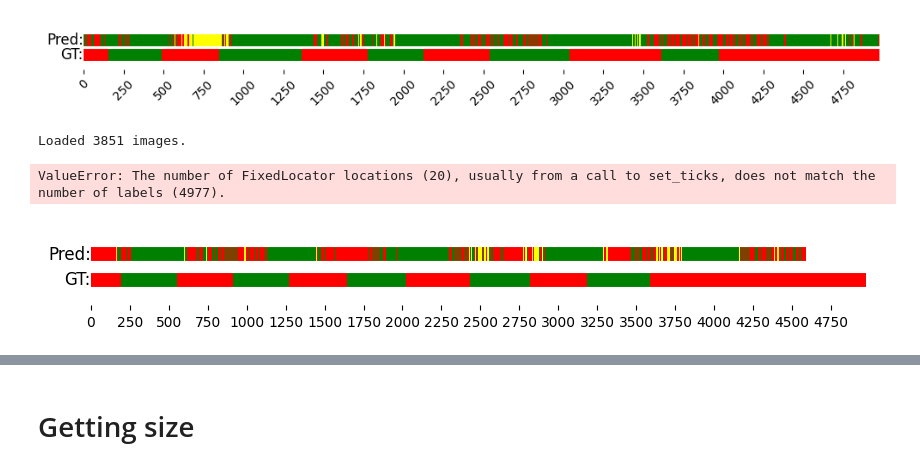
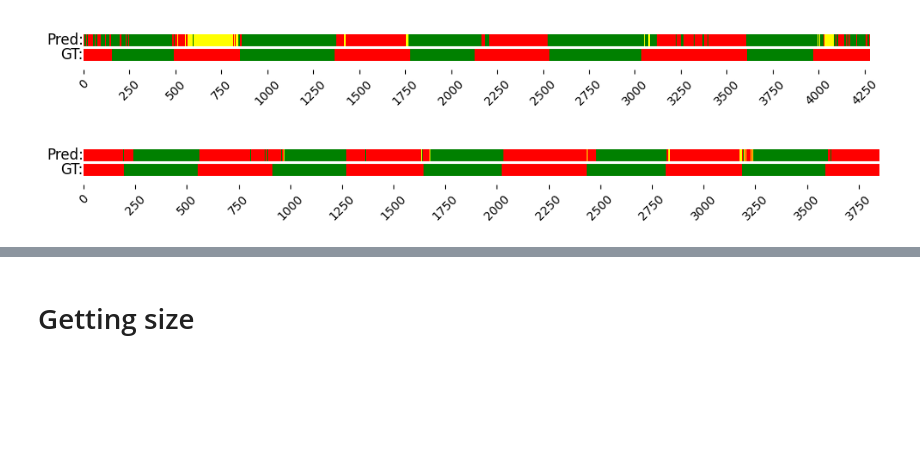
Before and after one commit to nripstein/Thesis-100-DOH, a Jupyter notebook: caller.ipynb, the cells around one changed output, grey strips where cells are left out. Drawn from its saved outputs; the diff is of its cells as text; code cells hidden in the pictures; blank space fills up the shorter version.

Commit message:
fixed double count bug, added blue hand false positive refinement

```diff
--- a/caller.ipynb
+++ b/caller.ipynb
@@ -261,27 +279,24 @@ display(sr2_pred.head(10))
 # %%
-transformation_dict = {"Portable Object Contact": "green", "Stationary Object Contact": "red", "No Contact": "yellow", "Self Contact": "red"}
-sr2_pred_dict = get_last_indices_of_consecutive_labels2(sr2_pred, transformation_dict)
+transformation_dict = {"Portable Object Contact": "green", "Portable Object": "green", "Stationary Object Contact": "red", "No Contact": "yellow", "Self Contact": "red"}
+sr2_pred_dict = get_last_indices_of_consecutive_labels2(sr2_pred_cond, transformation_dict)
 
 sr2_gt = [(156, 491), (850, 1364), (1775, 2127), (2537, 3036), (3612, 3972)]
-gt_dict = comparison_dicts(sr2_gt, )
+gt_dict = comparison_dicts(sr2_gt, max_len=len(sr2_pred_cond))
 
 plot_colored_horizontal_lines(sr2_pred_dict, gt_dict, x_ticks_interval=250)
 # %% [output]
-[figure, old version]
+[figure, new version]
 # %%
-sv2_results = main(save_imgs=False, img_dir='/home/nripstein/Documents/thesis data/thesis labels/sv labels/sv2_frames/shrunk')
+sv2_results = main(save_imgs=False, img_dir='/home/nripstein/Documents/thesis data/thesis labels/sv labels/sv2_frames/sv2_shrunk', blue_refine=False)
-# %% [output]
-Loaded 3851 images.
+# %%
+sv2_results_cond = condense_dataframe(sv2_results)
 # %%
-transformation_dict = {"Portable Object Contact": "green", "Stationary Object Contact": "red", "No Contact": "yellow", "Self Contact": "red"}
-
-tmp = sv2_results.iloc[sv2_results['image'].map(lambda x: int(x.split('_')[0])).argsort()].reset_index(drop=True)
-sr2_pred_dict = get_last_indices_of_consecutive_labels2(tmp, transformation_dict)
+transformation_dict = {"Portable Object Contact": "green", "Portable Object": "green", "Stationary Object Contact": "red", "No Contact": "yellow", "Self Contact": "red"}
+sr2_pred_dict = get_last_indices_of_consecutive_labels2(sv2_results_cond, transformation_dict)
 
 sv2_gt = [(194, 554), (912, 1270), (1643, 2023), (2434, 2816), (3187, 3591)]
-gt_dict = comparison_dicts(sv2_gt)
+gt_dict = comparison_dicts(sv2_gt, len(sv2_results_cond))
 
 plot_colored_horizontal_lines(sr2_pred_dict, gt_dict, x_ticks_interval=250)
 # %% [output]
-ValueError: The number of FixedLocator locations (20), usually from a call to set_ticks, does not match the number of labels (4977).
-[figure, old version]
+[figure, new version]
```
Also changed, not shown: parts of 16 cells of this notebook, 1 other file.
